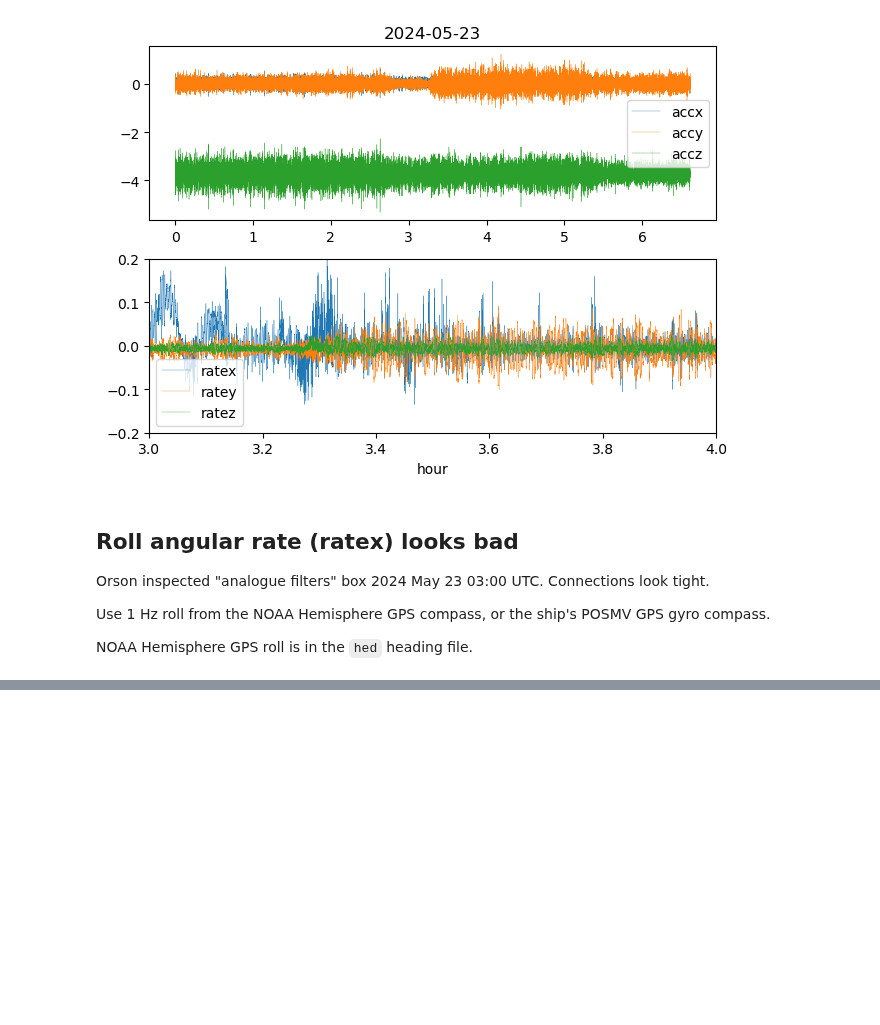
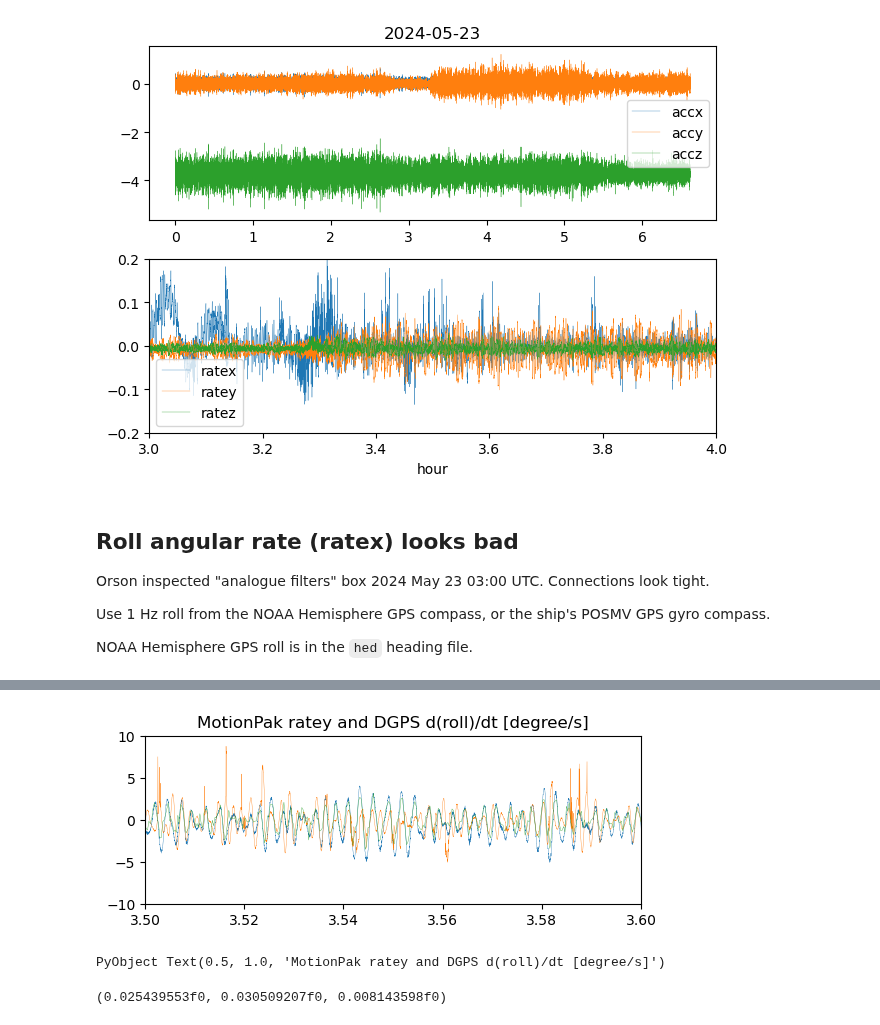
Before and after one commit to deszoeke/ASTRAL-mast, a Jupyter notebook: read_mot.ipynb, the cells around one changed output, grey strips where cells are left out. Drawn from its saved outputs; the diff is of its cells as text; code cells hidden in the pictures; blank space fills up the shorter version.

Commit message:
diagnosing motion orientation

```diff
--- a/read_mot.ipynb
+++ b/read_mot.ipynb
@@ -283,0 +309,19 @@ LoadError: UndefVarError: `read_hed_dict` not defined
+# %%
+# compare MotionPak angular rate and
+clf()
+subplot(2,1,1)
+plot(deh(Mot), 180/pi*Mot[:ratey], linewidth=0.25)
+plot(deh(Mot), 180/pi*Mot[:ratex], linewidth=0.25)
+# plot(deh(Hed).+(2/3600), Hed[:roll].+4, linewidth=0.25)
+plot(deh(Hed)[1:end-1], -diff(Hed[:roll]), linewidth=0.25)
+ylim([-10, 10]); xlim([3.5,3.6])
+title("MotionPak ratey and DGPS d(roll)/dt [degree/s]")
+# %% [output]
+[figure, added]
+PyObject Text(0.5, 1.0, 'MotionPak ratey and DGPS d(roll)/dt [degree/s]')
+# %%
+using Statistics
+
+( std(Mot[:ratey]), std(Mot[:ratex][dh.>4.0]), std(Mot[:ratez]) )
+# %% [output]
+(0.025439553f0, 0.030509207f0, 0.008143598f0)
```
Also changed, not shown: parts of 4 cells of this notebook, 3 other files.
